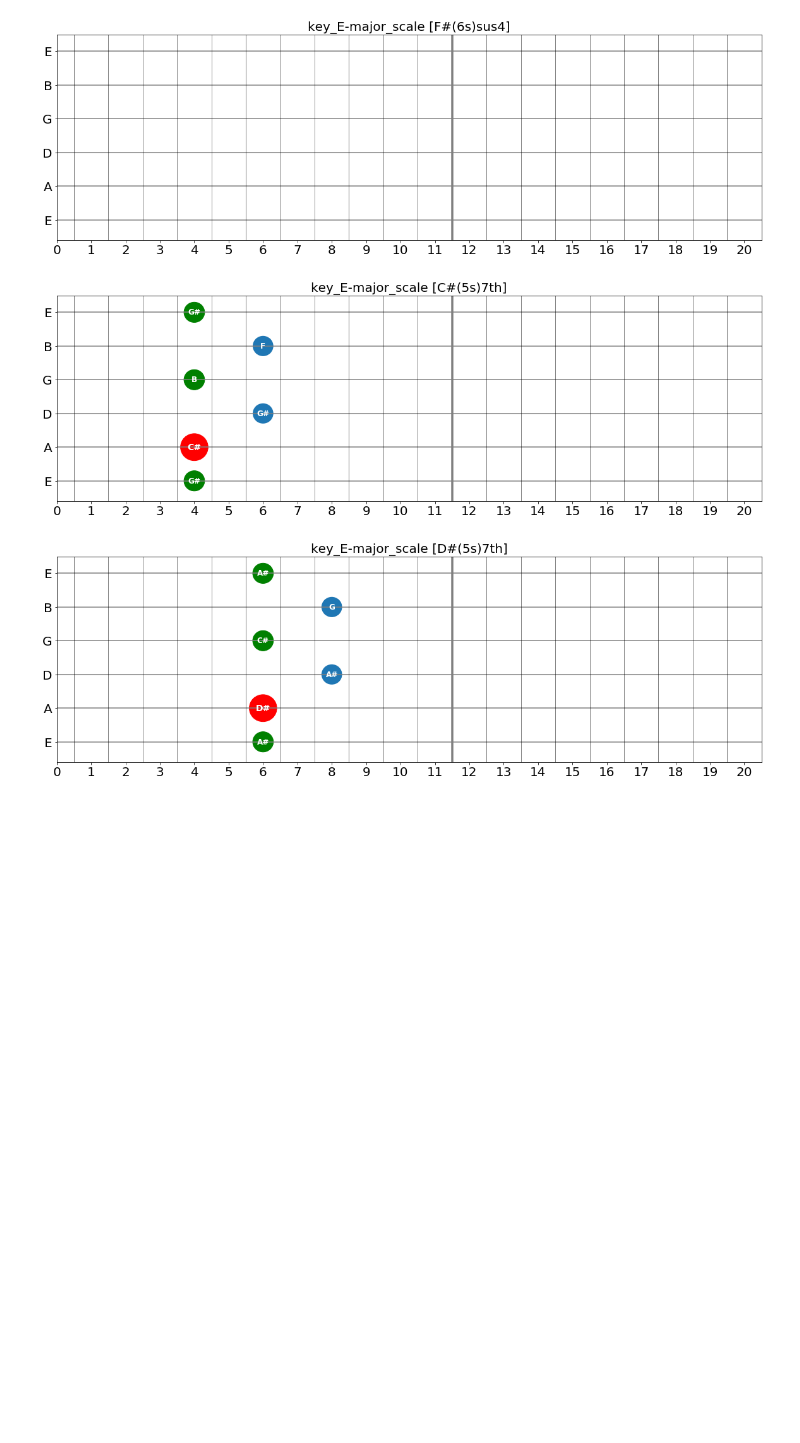
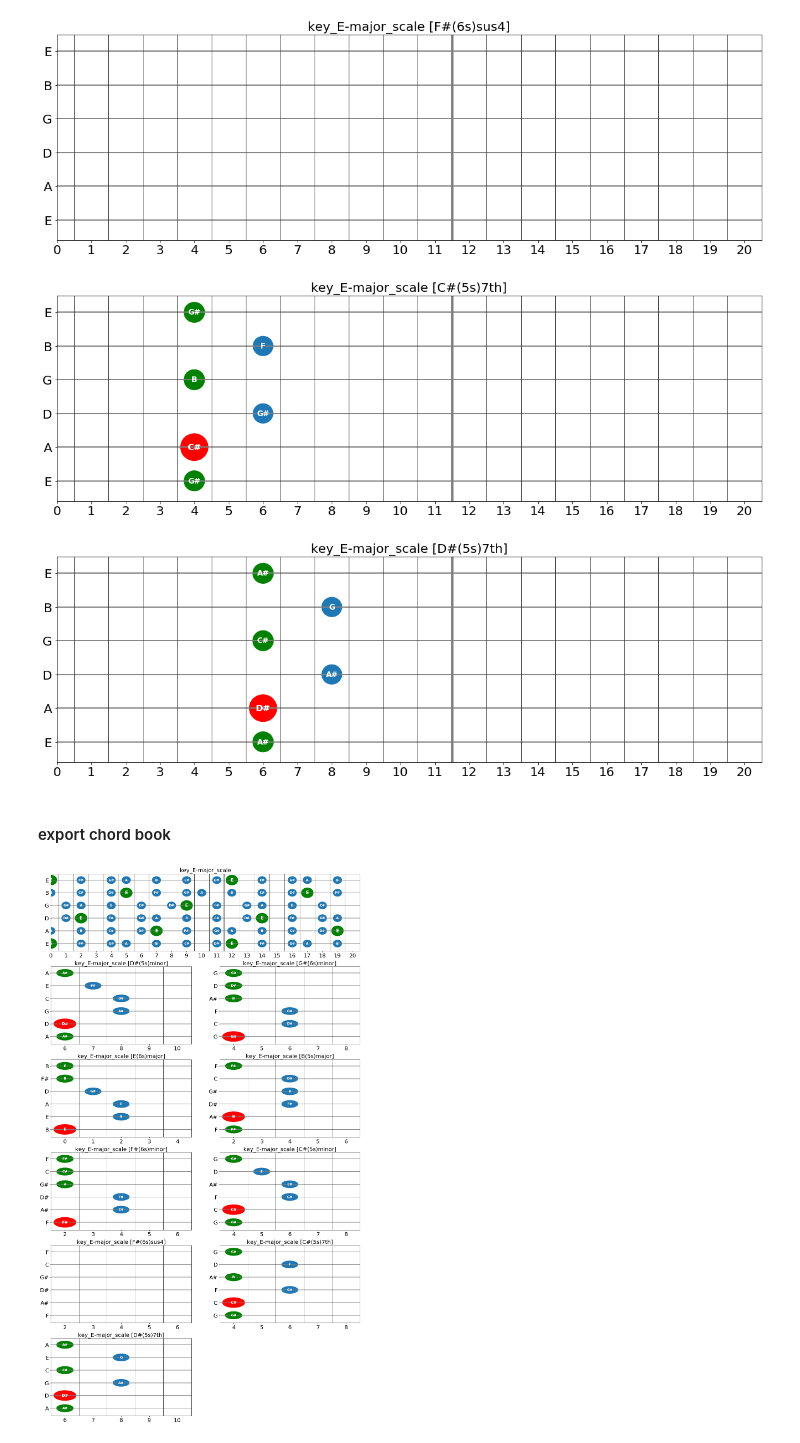
Before and after one commit to iwasakishuto/PyGuitar, a Jupyter notebook: examples.ipynb, the cells around one changed output. Drawn from its saved outputs; the diff is of its cells as text; code cells hidden in the pictures; blank space fills up the shorter version.

```diff
--- a/examples.ipynb
+++ b/examples.ipynb
@@ -73,2 +73,20 @@ guitar.plot_chord(chode="D#", string=5, mode="7th")
 # %% [output]
 [figure]
+# %% [markdown]
+#### export chord book
+# %%
+guitar = Guitar(key="E", scale="major", dark_mode=False)
+# %%
+guitar.set_chord(chode="D#", string=5, mode="minor")
+guitar.set_chord(chode="G#", string=6, mode="minor")
+guitar.set_chord(chode="E",  string=6, mode="major")
+guitar.set_chord(chode="B",  string=5, mode="major")
+guitar.set_chord(chode="F#", string=6, mode="minor")
+guitar.set_chord(chode="C#", string=5, mode="major")
+guitar.set_chord(chode="F#", string=6, mode="sus4")
+guitar.set_chord(chode="C#", string=5, mode="7th")
+guitar.set_chord(chode="D#", string=5, mode="7th")
+# %%
+guitar.export_chord_book(fmt="pdf")
+# %% [output]
+[figure, added]
```
Also changed, not shown: parts of 16 cells of this notebook.
